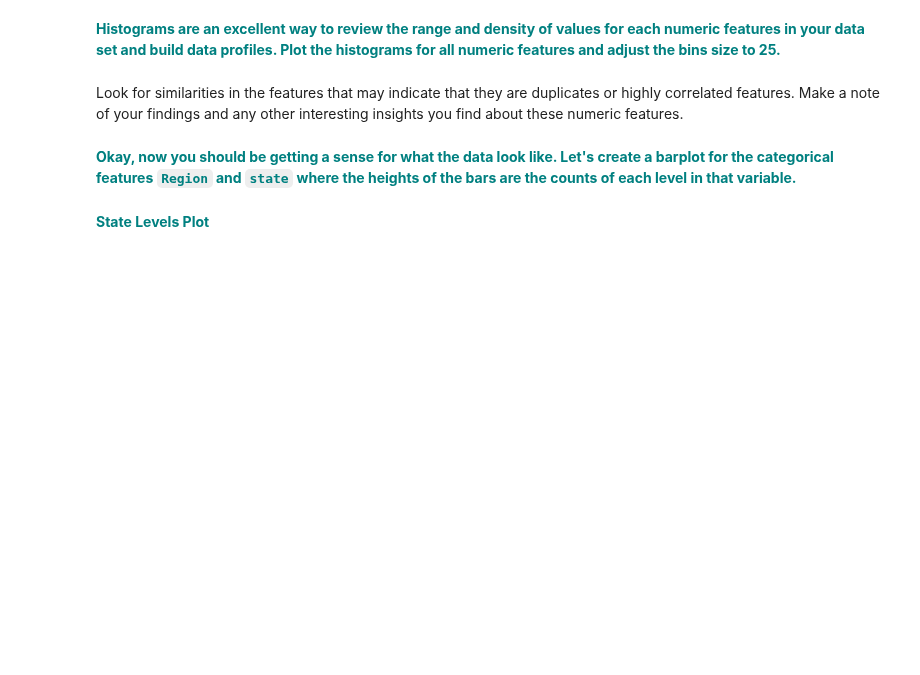
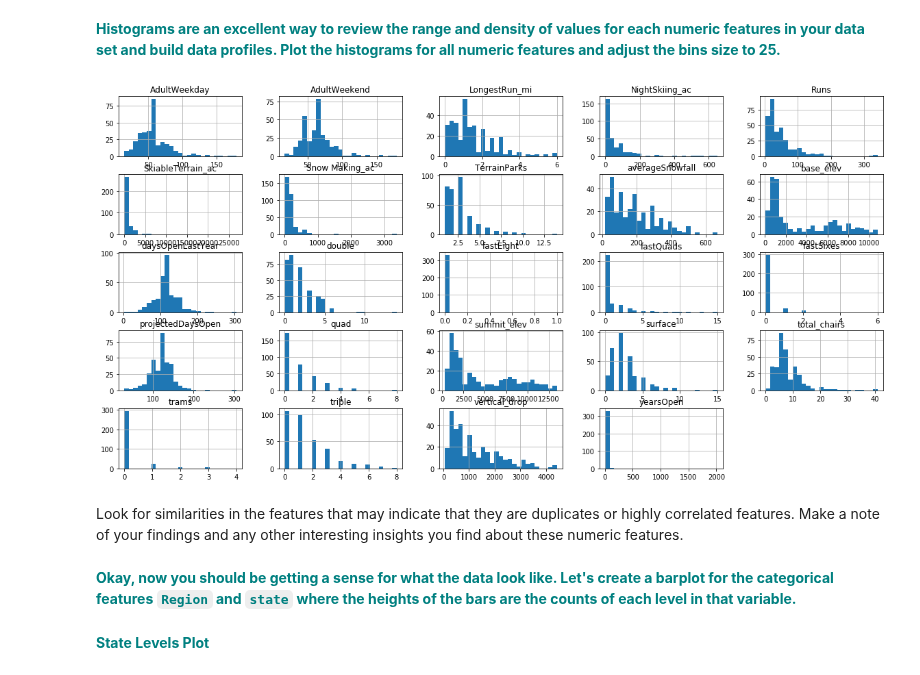
Before and after one commit to KingdomDataScience/Springboard, a Jupyter notebook: CAPSTONE PROJECT 1/STEP 3/GuidedCapstoneStep3HL.ipynb, the cells around one changed output. Saved outputs shown, nothing was run; the diff lists cells and outputs as text; code cells hidden in the pictures; blank space fills up the shorter version.

```diff
--- a/CAPSTONE PROJECT 1/STEP 3/GuidedCapstoneStep3HL.ipynb
+++ b/CAPSTONE PROJECT 1/STEP 3/GuidedCapstoneStep3HL.ipynb
@@ -43,0 +62,3 @@ This is the third step in the Data Science Method. We introduced this topic in t
+# %%
+df=pd.read_csv('step2_output.csv', index_col=None)
+df.head()
@@ -43,0 +73,3 @@ This is the third step in the Data Science Method. We introduced this topic in t
+# %%
+df=df.drop(columns=['Unnamed: 0'])
+df.head()
@@ -48,5 +108,9 @@ This is the third step in the Data Science Method. We introduced this topic in t
 # %% [markdown]
 **<font color='teal'> Histograms are an excellent way to review the range and density of values for each numeric features in your data set and build data profiles. Plot the histograms for all numeric features and adjust the bins size to 25.</font>**
+# %%
+hist=df.hist(bins=25, figsize=(20,10))
+# %% [output]
+[figure, added]
 # %% [markdown]
 Look for similarities in the features that may indicate that they are duplicates or highly correlated features. Make a note of your findings and any other interesting insights you find about these numeric features.
 # %% [markdown]
```
Also changed, not shown: parts of 23 cells of this notebook.
